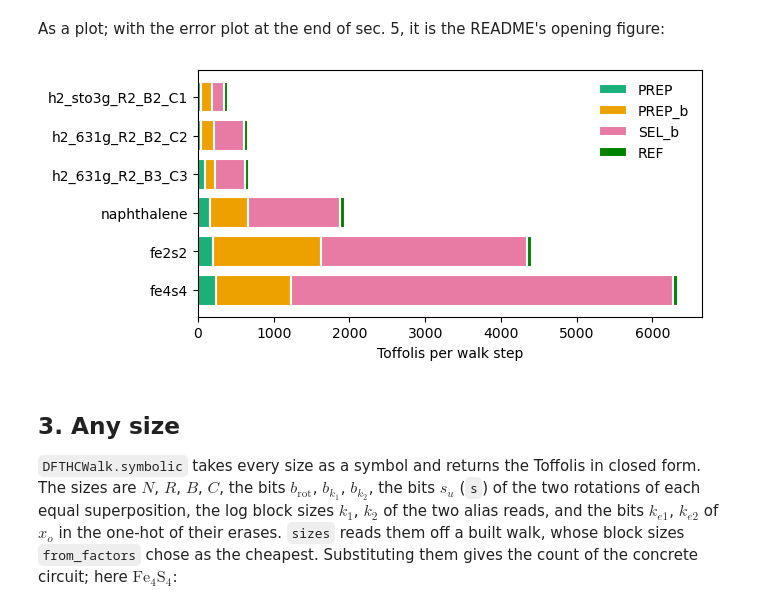
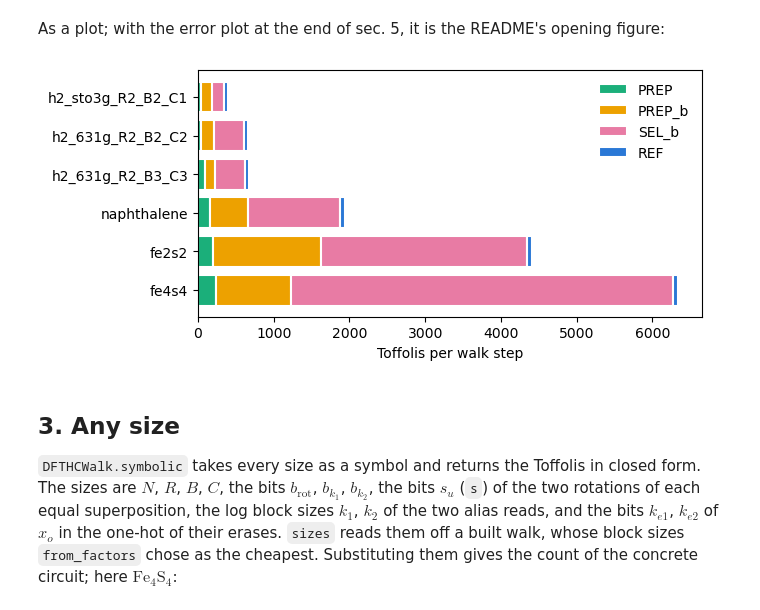
Before and after one commit to Covestro-HPQC/dfthcbe, a Jupyter notebook: notebooks/using_dfthcbe.ipynb, the cells around one changed output. Saved outputs shown, nothing was run; the diff lists cells and outputs as text; code cells hidden in the pictures.

Commit message:
small update to header figure

```diff
--- a/notebooks/using_dfthcbe.ipynb
+++ b/notebooks/using_dfthcbe.ipynb
@@ -155,18 +155,18 @@ As a plot; with the error plot at the end of sec. 5, it is the README's opening
 # %%
 names = list(walks)
 start = np.zeros(len(names))
 fig, ax = plt.subplots(figsize=(6.5, 3.2))
-colors = {'PREP': '#1baf7a', 'PREP_b': '#eda100', 'SEL_b': '#e87ba4', 'REF': '#008300'}
+colors = {'PREP': '#1baf7a', 'PREP_b': '#eda100', 'SEL_b': '#e87ba4', 'REF': '#2a78d6'}
 for box, color in colors.items():
     width = np.array([boxes[name][box] for name in names])
     ax.barh(names, width, left=start, color=color, edgecolor='white', lw=1.5, label=box)
     start += width
 ax.invert_yaxis()
 ax.set(xlabel='Toffolis per walk step')
 ax.legend(frameon=False)
 plt.show()
 # %% [output]
-[figure, old version]
+[figure, new version]
 # %% [markdown]
 ## 3. Any size
 
```
Also changed, not shown: parts of 1 cell of this notebook, 5 other files.
